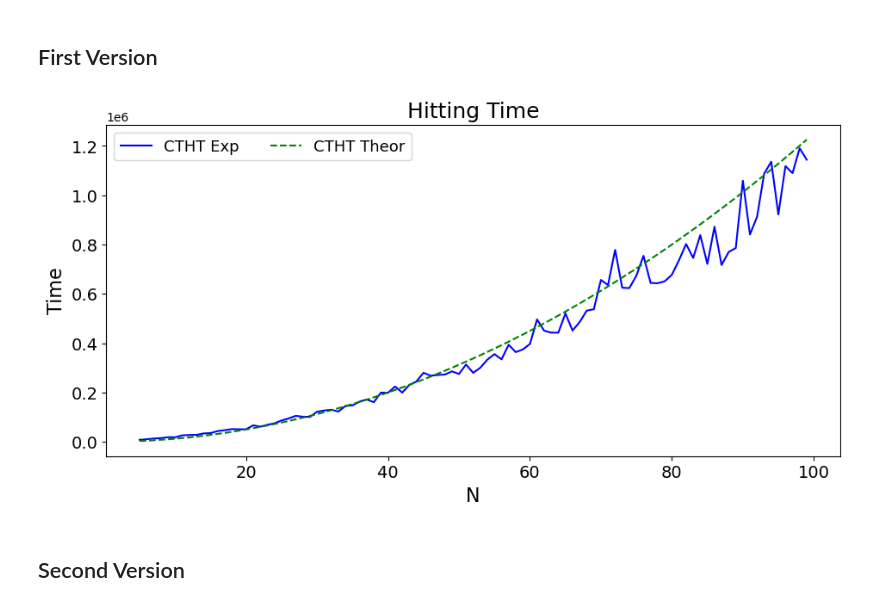
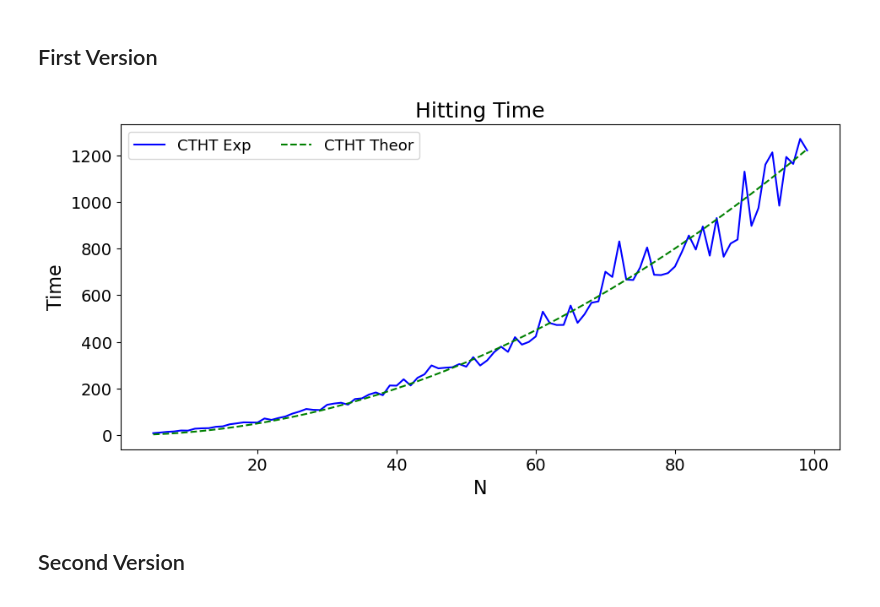
Before and after one commit to JaimePSantos/DynamicRandomWalks, a Jupyter notebook: ClassicalWalks/ContinuousTime/CTHT-Cycle.ipynb, the cells around one changed output. Cells and saved outputs as stored; diff of their text form; code cells hidden in the pictures.

```diff
--- a/ClassicalWalks/ContinuousTime/CTHT-Cycle.ipynb
+++ b/ClassicalWalks/ContinuousTime/CTHT-Cycle.ipynb
@@ -40,7 +40,6 @@ def probability_distribution(M_t, init_state):
     p_t = np.round(np.dot(M_t, p0),5)
 
     return p_t
-
 
 def efficient_transition_matrix(eigenvalues, eigenvectors, t):
     D_t = np.diag(np.exp(eigenvalues * t))
@@ -100,18 +99,19 @@ def first_passage_time(G, gamma, start, end, delta_t):
 
     return time_elapsed
 
-n = 100
-G = nx.cycle_graph(n)
+
+# n = 30
+# G = nx.cycle_graph(n)
 
 
-# Set the transition rate gamma
-gamma = 1.0
+# # Set the transition rate gamma
+# gamma = 1.0
 
-# Starting and ending vertices
-start_vertex = 0
-end_vertex = n//2
-delta_t = 0.01
+# # Starting and ending vertices
+# start_vertex = 0
+# end_vertex = n//2
+# delta_t = 0.01
 
-# Perform the walk and get the first-passage time
-time_taken = first_passage_time(G, gamma, start_vertex, end_vertex, delta_t)
-print(f"Time taken to reach node {end_vertex} from node {start_vertex}: {time_taken}")
+# # Perform the walk and get the first-passage time
+# time_taken,tot_prob_list = first_passage_time(G, gamma, start_vertex, end_vertex, delta_t)
+# print(f"Time taken to reach node {end_vertex} from node {start_vertex}: {time_taken}")
@@ -120,7 +118,6 @@ Time taken to reach node 50 from node 0: 8.459999999999864
 # %% [markdown]
 ## Calculating for a range of graphs
 # %%
-
 def average_hitting_time_for_range(n_range, samples, gamma, delta_t):
     """
     Calculates the average hitting time for graphs of sizes within n_range,
@@ -133,6 +130,7 @@ def average_hitting_time_for_range(n_range, samples, gamma, delta_t):
     :return: List with average hitting times for each graph size
     """
     avg_hitting_times = []
+    tot_prob_list_list = []
 
     for n in n_range:
         print(n)
@@ -481,36 +479,39 @@ theor_time = continuous_theoretical_hitting_times_for_cycle_graphs(graphList, ga
 alphaLabelList = [r'CTHT Exp', r'CTHT Theor']# ,f'HT TheorV1 Szeg',f'HT TheorV4 Kr',f'HT TheorV5 Kr',f'n^2',f'{round(c,2)}n^{factor}']
 
 
 params = {
     'font_size' : 14,
     'figsize': (11, 5),
     'plot_title' : f'Hitting Time',
     'x_label' : 'N',
     'y_label' : "Time",
     'legend_labels' : alphaLabelList,
     'legend_loc': "best",
     # 'legend_title' : r'$\alpha$',
     'legend_ncol' : 2,
     'color_list' : ['#0000FF', '#008000', '#525252','red','#eb4034','#8f82f1'],
     'line_style_list' : ['-', '--','-.',':','-','-.'],
     # 'save_path' : f'Output/OrientedDynamics/orientedDynamics_N{N}_NWALKS{len(alphaList)}_Alphas{str([round(a, 2) for a in alphaList]).replace(", ", "-").replace("[", "").replace("]", "")}_TMAX{round(t)}.png',
     'use_loglog': False,
     'use_cbar' : False,
     'cbar_label' : None,
     'cbar_ticks' : None,
     'cbar_tick_labels' : None,
     'x_lim' : None,
 }
 
 
 # hitting_times = list(map(lambda x: x/0.1,hitting_times))
 # print(hitting_times2*100)
-y_value_list = [[x*30000 for x in hitting_times],
-               theor_time]
+# y_value_list = [[x*30000 for x in hitting_times],
+#                theor_time]
+
+y_value_list = [[x*32 for x in hitting_times],
+                [x*delta_t for x in theor_time]]
 
 plot_qwak(x_value_matrix = [list(n_range)]*len(y_value_list) , y_value_matrix = y_value_list ,**params)
 # %% [output]
-[figure, old version]
+[figure, new version]
 # %% [markdown]
 ## Second Version
 # %%
```
Also changed, not shown: parts of 6 cells of this notebook, 6 other files.
